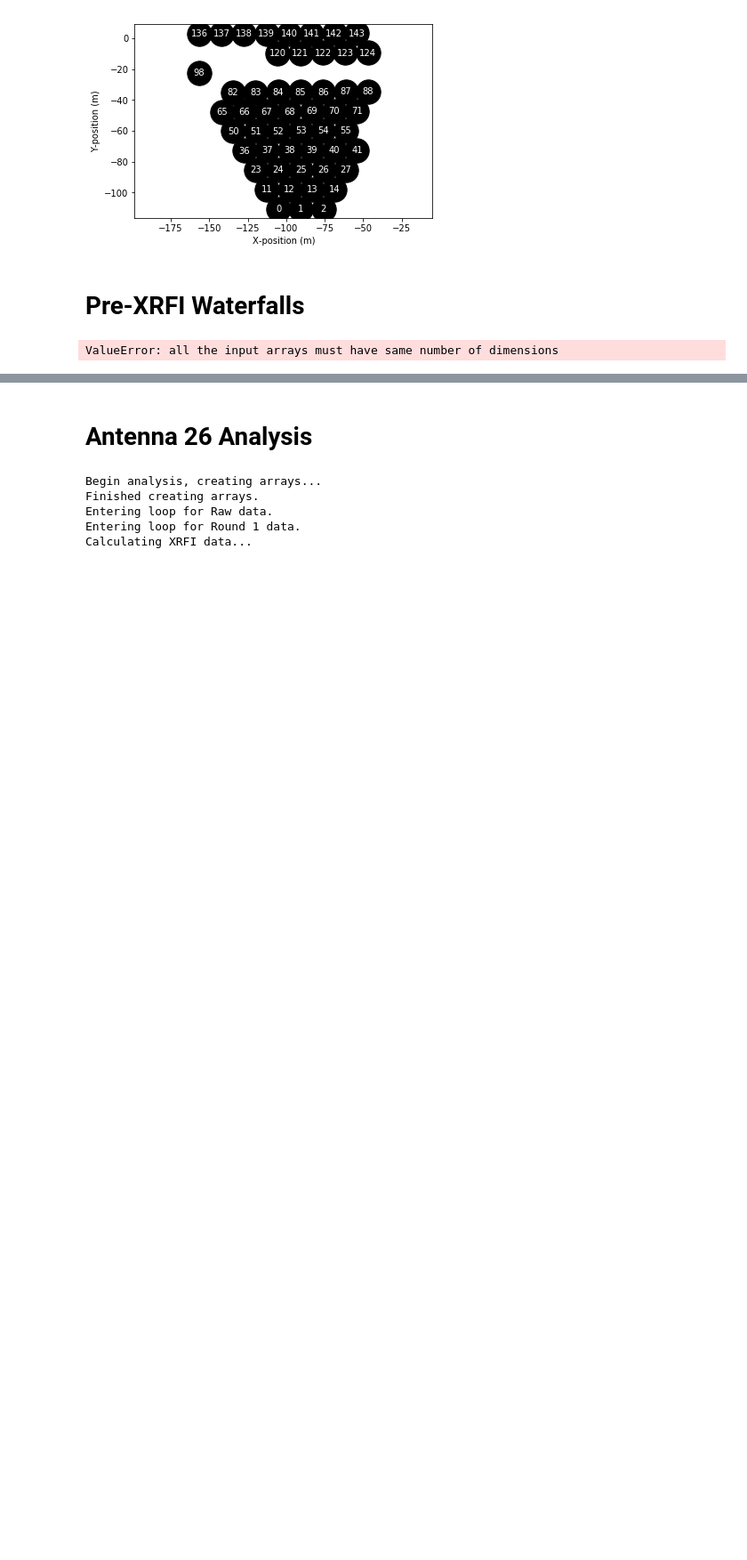
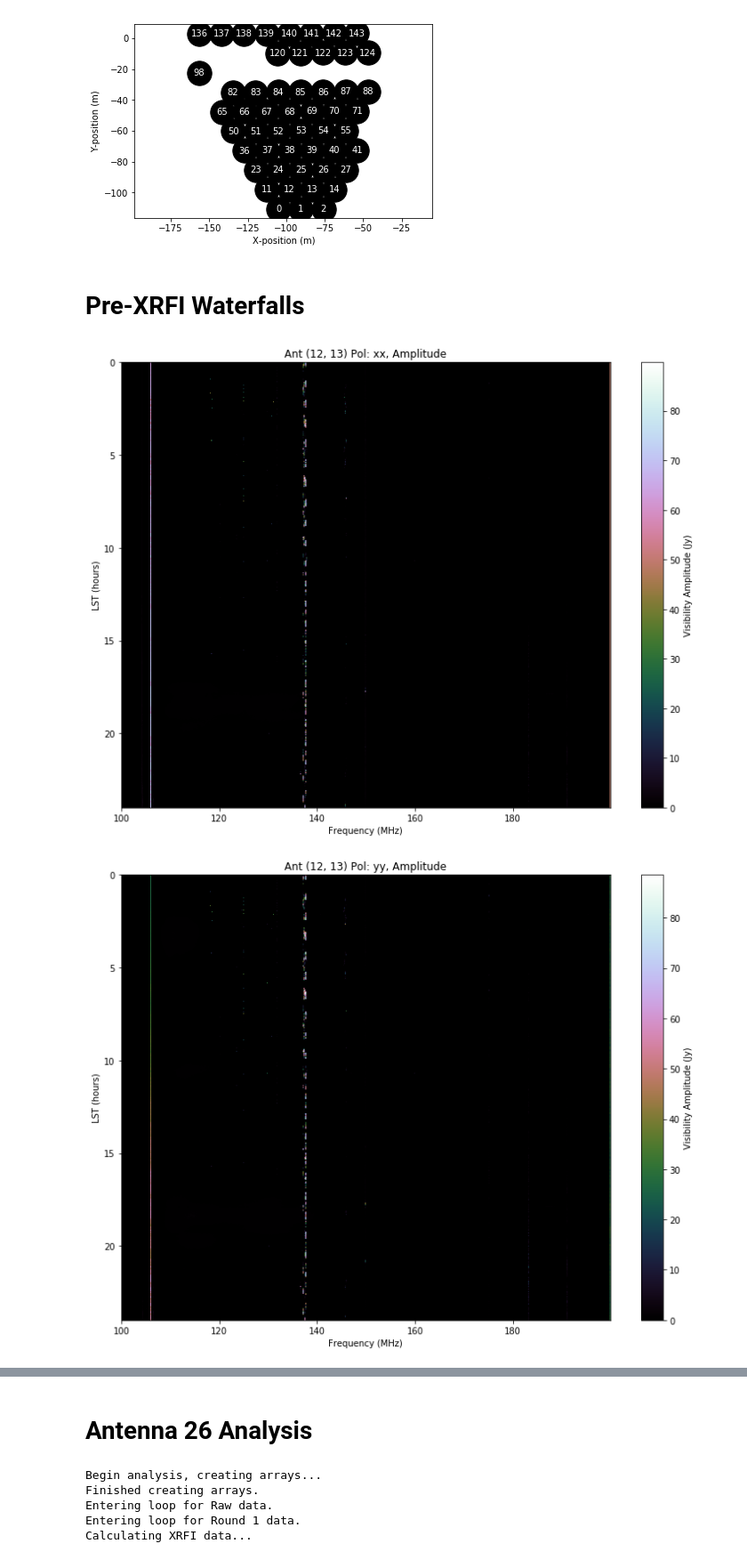
Before and after one commit to alphatangojuliett/HERA_RFI_Analysis, a Jupyter notebook: IDR22_RFI_analysis_20190604_.ipynb, the cells around one changed output, grey strips where cells are left out. Shown at 89% size. Drawn from its saved outputs; the diff is of its cells as text; code cells hidden in the pictures; blank space fills up the shorter version.

```diff
--- a/IDR22_RFI_analysis_20190604_.ipynb
+++ b/IDR22_RFI_analysis_20190604_.ipynb
@@ -101,29 +101,30 @@ plt.axis('equal');
 # %% [markdown]
 # Pre-XRFI Waterfalls
 # %%
-ants_select = np.array([12])
+ants_select = np.array([12,13])
 ant_combination = np.array( list( itertools.combinations(ants_select, 2) ) )
 for ant in ants_select:
     ant_combination= np.append(ant_combination, [[ant,ant]], axis=0)
 
 np.shape(ant_combination)
 
 ii=0
 while ii < np.size(ant_combination[:,0]):
     pols = np.array(['xx','yy'])
     for pol in pols:
         key=(ant_combination[ii,0],ant_combination[ii,1],str(pol))
         vis=uvd.get_data(key)
         plt.figure(figsize=(20,8))
 
         plt.subplot(121) #For amplitude
         plt.imshow(np.abs(vis), aspect='auto',cmap='cubehelix',extent=(np.min(uvd.freq_array[0])/1e6,np.max(uvd.freq_array[0])/1e6,np.max(np.unique(uvd.lst_array))*12/np.pi,np.min(np.unique(uvd.lst_array))*12/np.pi))
         plt.colorbar(label='Visibility Amplitude (Jy)')
         plt.xlabel('Frequency (MHz)')
         plt.ylabel('LST (hours)')
         plt.title('Ant ('+str(ant_combination[ii,0])+', '+str(ant_combination[ii,1])+') Pol: '+str(pol)+', Amplitude')
 
         plt.tight_layout();
     ii = ii+1
 # %% [output]
-ValueError: all the input arrays must have same number of dimensions
+[figure, added]
+[figure, added]
```
Also changed, not shown: parts of 4 cells of this notebook.
